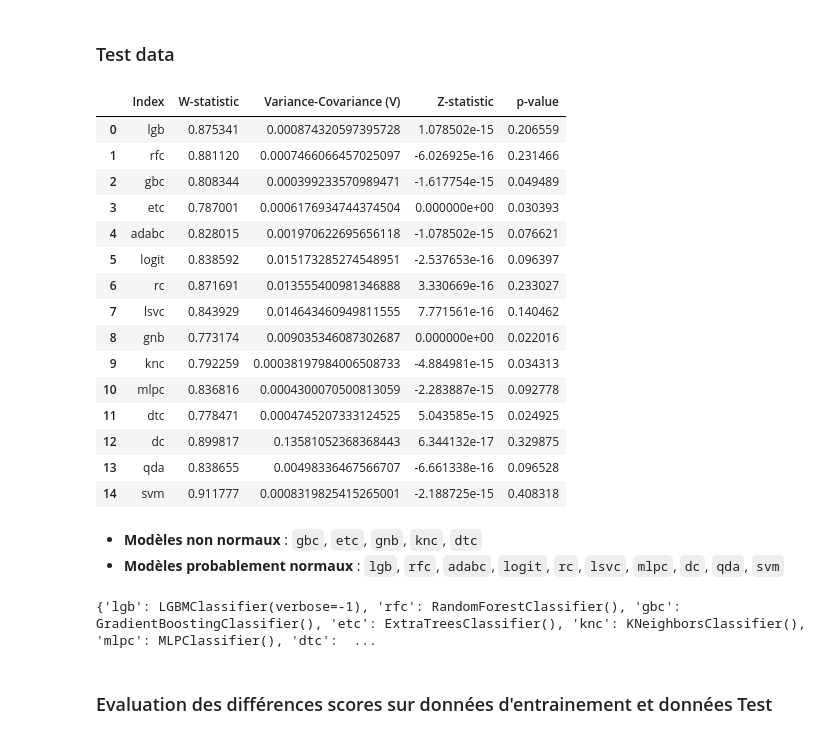
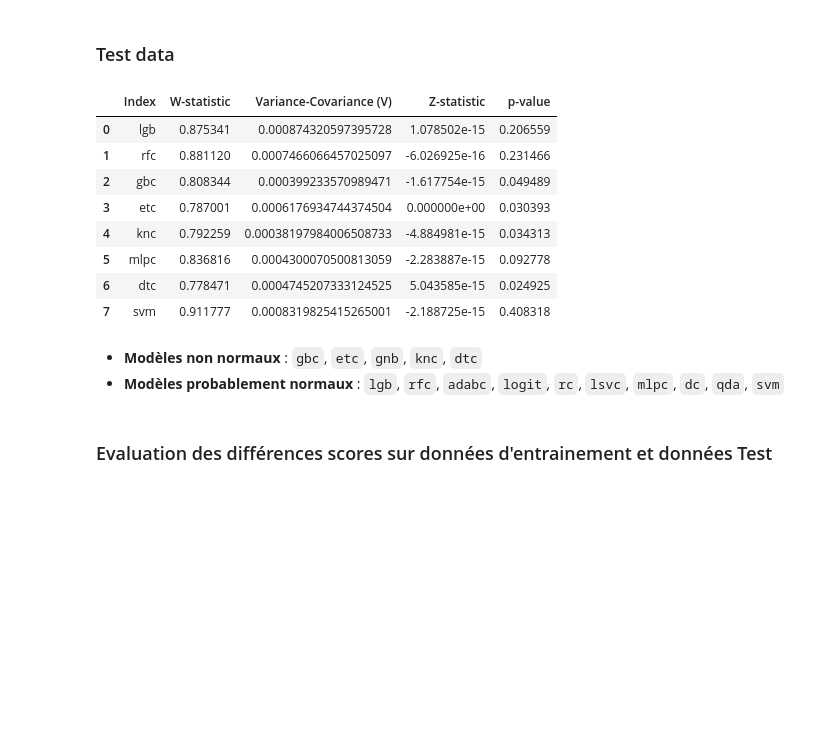
Before and after one commit to KokouNoe/muscoloskeletal_disorder_prediction, a Jupyter notebook: TMC_prediction.ipynb, the cells around one changed output. Cells and saved outputs as stored; diff of their text form; code cells hidden in the pictures; blank space fills up the shorter version.

```diff
--- a/TMC_prediction.ipynb
+++ b/TMC_prediction.ipynb
@@ -519,3 +519,18 @@ plt.show()
 2. L'aire sous la courbe ROC (ou Area Under the Curve, AUC) peut être interprétée comme la probabilité que, parmi deux sujets choisis au hasard, un malade et un non-malade, la valeur du marqueur soit plus élevée pour le malade que pour le non-malade. Par conséquent, une AUC de 0,5 (50%) indique que le marqueur est non-informatif. Une augmentation de l'AUC indique une amélioration des capacités discriminatoires, avec un maximum de 1,0 (100%) <br> <br> https://www.idbc.fr/tutoriel-comment-lire-une-courbe-roc-et-interpreter-son-auc/#:~:<br> <br> Les courbes ROC (Receiver Operating Characteristic) et les valeurs de l'AUC (Area Under the Curve) pour différents modèles montrent que les models `lgb, rfc, gbc, etc, knn, mlpc, dtc, adabc,svm` présentent de bonnes performances.La courbe est très proche du coin supérieur gauche, indiquant un taux élevé de vrais positifs et un taux faible de faux positifs. Le reste des models présente des performances inférieures aux models précédents. <br>En se basant sur la courbe ROC les models de **Meilleures performances** sont : `lgb, rfc, gbc, etc, knc, mlpc, dtc,svm` (AUC ≈ 0.97-0.99). Ces modèles se comportent généralement mieux que les modèles simples comme la régression logistique ou Naive Bayes. Le Dummy Classifier et le Ridge Classifier montrent des performances très médiocres, ne discriminant pas mieux que le hasard. le Dummy Classifier(AUC=0,5) sans pouvoir discriminant, équivalent à une classification aléatoire.
 
 3. Le tableau d'évaluation des models ainsi que le graphique des métriques nous permettent d'analyser la performance des différents models au vue des autres métriques. En effet, les modeles `lgb,rfc, gbc, etc,mlpc,svm,dtc,knc ` présentent des performances globales élevées sur toutes les métriques, ce qui indique un bon équilibre entre précision et rappel. Les modeles `adabc,logit,rc, lsvc,gnb,qda`  ont une baisse notable des scores, en particulier pour Recall, MCC et Kappa.
+# %%
+
+# Cy_predréation d'un nouveau dictionnaire avec uniquement les modèles à conserver
+filtered_models = {name: model for name, model in models.items() if name in ['lgb', 'rfc', 'gbc', 'etc', 'knc', 'mlpc', 'dtc','svm']}
+
+# Affichage du dictionnaire filtré
+print(filtered_models)
+
+
+# Liste des index à conserver
+indexes_to_keep = ['lgb', 'rfc', 'gbc', 'etc', 'knc', 'mlpc', 'dtc', 'svm']
+
+# Filtrer le DataFrame pour ne conserver que les lignes dont les index sont dans indexes_to_keep
+filtered_df_results = df_results.loc[df_results.index.isin(indexes_to_keep)]
+filtered_df_results_train = df_results.loc[df_results.index.isin(indexes_to_keep)]
@@ -526,22 +543,21 @@ plt.show()
 # %% [markdown]
 #### Train data
 # %%
-import matplotlib.pyplot as plt
-import numpy as np
 from scipy.stats import norm
+import math
 
 # Supposons que df_results soit votre DataFrame
 
 # Déterminer le nombre de lignes et de colonnes pour la grille de sous-graphiques
-num_rows = 3  # Ajuster le nombre de lignes désiré
-num_cols = math.ceil(len(df_results_train) / num_rows)
+num_rows =2  # Ajuster le nombre de lignes désiré
+num_cols = math.ceil(len(filtered_df_results_train) / num_rows)
 
 # Créer la figure et les sous-graphiques
-fig, axes = plt.subplots(num_rows, num_cols, figsize=(15, 10))
+fig, axes = plt.subplots(num_rows, num_cols, figsize=(15, 8))
 axes = axes.flatten()
 
 # Itérer sur les lignes du DataFrame et les axes
-for i, (index, row) in enumerate(df_results_train.iterrows()):
+for i, (index, row) in enumerate(filtered_df_results_train.iterrows()):
     # Extraire les données de la ligne
     data = row  # Adaptez si nécessaire pour sélectionner les colonnes à tracer
 
@@ -571,15 +587,15 @@ plt.show()
 # Supposons que df_results soit votre DataFrame
 
 # Déterminer le nombre de lignes et de colonnes pour la grille de sous-graphiques
-num_rows = 3  # Ajuster le nombre de lignes désiré
-num_cols = math.ceil(len(df_results) / num_rows)
+num_rows = 2  # Ajuster le nombre de lignes désiré
+num_cols = math.ceil(len(filtered_df_results) / num_rows)
 
 # Créer la figure et les sous-graphiques
-fig, axes = plt.subplots(num_rows, num_cols, figsize=(15, 10))
+fig, axes = plt.subplots(num_rows, num_cols, figsize=(15, 8))
 axes = axes.flatten()
 
 # Itérer sur les lignes du DataFrame et les axes
-for i, (index, row) in enumerate(df_results.iterrows()):
+for i, (index, row) in enumerate(filtered_df_results.iterrows()):
     # Extraire les données de la ligne
     data = row  # Adaptez si nécessaire pour sélectionner les colonnes à tracer
 
@@ -614,7 +630,7 @@ from scipy.stats import shapiro
 results_shapiro = []
 
 # Boucle pour effectuer le test sur chaque ligne du DataFrame
-for index, row in df_results_train.iterrows():
+for index, row in filtered_df_results_train.iterrows():
     # Extraire les données de la ligne
     data_var = row.dropna()  # Exclure les valeurs manquantes
 
@@ -672,7 +678,7 @@ df_test_shapiro
 results_shapiro = []
 
 # Boucle pour effectuer le test sur chaque ligne du DataFrame
-for index, row in df_results.iterrows():
+for index, row in filtered_df_results.iterrows():
     # Extraire les données de la ligne
     data_var = row.dropna()  # Exclure les valeurs manquantes
 
@@ -682,56 +688,40 @@ for index, row in df_results.iterrows():
     # Calculer la variance-covariance synthétique (V)
     if len(data_var) > 1:
         covariance_matrix = np.cov(data_var, rowvar=False)
         if covariance_matrix.ndim > 1:
             variance_covariance_value = np.trace(covariance_matrix)  # Somme des variances diagonales
         else:
             variance_covariance_value = covariance_matrix  # Scalaire
     else:
         variance_covariance_value = np.var(data_var, ddof=1)  # Variance si une seule observation
 
     # Calculer la cote Z
     mean = np.mean(data_var)
     std_dev = np.std(data_var, ddof=1)
     z_score = (data_var - mean) / std_dev
     z_statistic = z_score.mean()  # Moyenne des scores Z
 
     # Ajouter les résultats à la liste
     results_shapiro.append([index, stat, variance_covariance_value, z_statistic, p])
 
 # Créer un DataFrame à partir de la liste de résultats
 df_test_shapiro = pd.DataFrame(results_shapiro, columns=['Index', 'W-statistic', 'Variance-Covariance (V)', 'Z-statistic', 'p-value'])
 
 # Afficher le DataFrame des résultats
 df_test_shapiro
 # %% [output]
 |  | Index | W-statistic | Variance-Covariance (V) | Z-statistic | p-value |
 | 0 | lgb | 0.875341 | 0.000874320597395728 | 1.078502e-15 | 0.206559 |
 | 1 | rfc | 0.881120 | 0.0007466066457025097 | -6.026925e-16 | 0.231466 |
 | 2 | gbc | 0.808344 | 0.000399233570989471 | -1.617754e-15 | 0.049489 |
 | 3 | etc | 0.787001 | 0.0006176934744374504 | 0.000000e+00 | 0.030393 |
-| 4 | adabc | 0.828015 | 0.001970622695656118 | -1.078502e-15 | 0.076621 |
-| 5 | logit | 0.838592 | 0.015173285274548951 | -2.537653e-16 | 0.096397 |
-| 6 | rc | 0.871691 | 0.013555400981346888 | 3.330669e-16 | 0.233027 |
-| 7 | lsvc | 0.843929 | 0.014643460949811555 | 7.771561e-16 | 0.140462 |
-| 8 | gnb | 0.773174 | 0.009035346087302687 | 0.000000e+00 | 0.022016 |
-| 9 | knc | 0.792259 | 0.00038197984006508733 | -4.884981e-15 | 0.034313 |
-| 10 | mlpc | 0.836816 | 0.0004300070500813059 | -2.283887e-15 | 0.092778 |
-| 11 | dtc | 0.778471 | 0.0004745207333124525 | 5.043585e-15 | 0.024925 |
-| 12 | dc | 0.899817 | 0.13581052368368443 | 6.344132e-17 | 0.329875 |
-| 13 | qda | 0.838655 | 0.00498336467566707 | -6.661338e-16 | 0.096528 |
-| 14 | svm | 0.911777 | 0.0008319825415265001 | -2.188725e-15 | 0.408318 |
+| 4 | knc | 0.792259 | 0.00038197984006508733 | -4.884981e-15 | 0.034313 |
+| 5 | mlpc | 0.836816 | 0.0004300070500813059 | -2.283887e-15 | 0.092778 |
+| 6 | dtc | 0.778471 | 0.0004745207333124525 | 5.043585e-15 | 0.024925 |
+| 7 | svm | 0.911777 | 0.0008319825415265001 | -2.188725e-15 | 0.408318 |
 # %% [markdown]
 - **Modèles non normaux** : `gbc`, `etc`, `gnb`, `knc`, `dtc`
 - **Modèles probablement normaux** : `lgb`, `rfc`, `adabc`, `logit`, `rc`, `lsvc`, `mlpc`, `dc`, `qda`, `svm`
-# %%
-
-# Cy_predréation d'un nouveau dictionnaire avec uniquement les modèles à conserver
-filtered_models = {name: model for name, model in models.items() if name in ['lgb', 'rfc', 'gbc', 'etc', 'knc', 'mlpc', 'dtc','svm']}
-
-# Affichage du dictionnaire filtré
-print(filtered_models)
-# %% [output]
-{'lgb': LGBMClassifier(verbose=-1), 'rfc': RandomForestClassifier(), 'gbc': GradientBoostingClassifier(), 'etc': ExtraTreesClassifier(), 'knc': KNeighborsClassifier(), 'mlpc': MLPClassifier(), 'dtc':  ...
 # %% [markdown]
 ### Evaluation des différences scores sur données d'entrainement et données Test
 # %%
```
Also changed, not shown: parts of 5 cells of this notebook, 1 other file.
